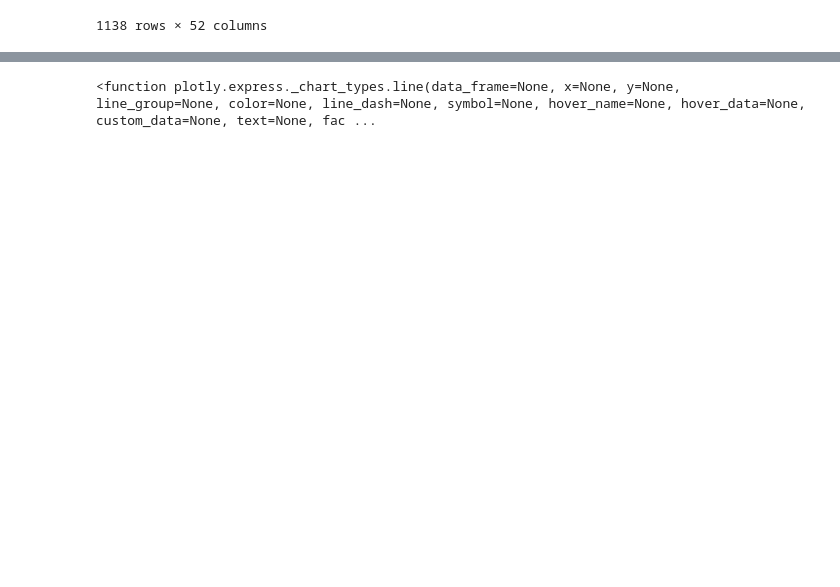
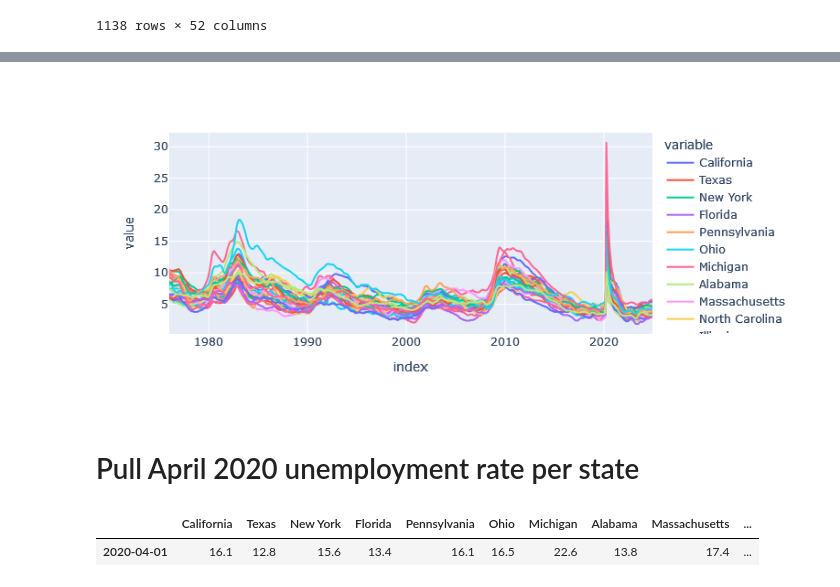
Before and after one commit to adisring/Economic-Data-With-Fred, a Jupyter notebook: EconomicAnalysis.ipynb, the cells around one changed output, grey strips where cells are left out. Saved outputs shown, nothing was run; the diff lists cells and outputs as text; code cells hidden in the pictures; blank space fills up the shorter version.

```diff
--- a/EconomicAnalysis.ipynb
+++ b/EconomicAnalysis.ipynb
@@ -373,4 +416,12 @@ uemp_states
 # %%
-px.line
+# Plot states unemployment rate
+px.line(uemp_states)
 # %% [output]
-<function plotly.express._chart_types.line(data_frame=None, x=None, y=None, line_group=None, color=None, line_dash=None, symbol=None, hover_name=None, hover_data=None, custom_data=None, text=None, fac ...
+[figure, added]
+# %% [markdown]
+# Pull April 2020 unemployment rate per state
+# %%
+uemp_states.loc[uemp_states.index == '2020-04-01']
+# %% [output]
+|  | California | Texas | New York | Florida | Pennsylvania | Ohio | Michigan | Alabama | Massachusetts | ... |
+| 2020-04-01 | 16.1 | 12.8 | 15.6 | 13.4 | 16.1 | 16.5 | 22.6 | 13.8 | 17.4 | ... |
```
Also changed, not shown: parts of 30 cells of this notebook.
